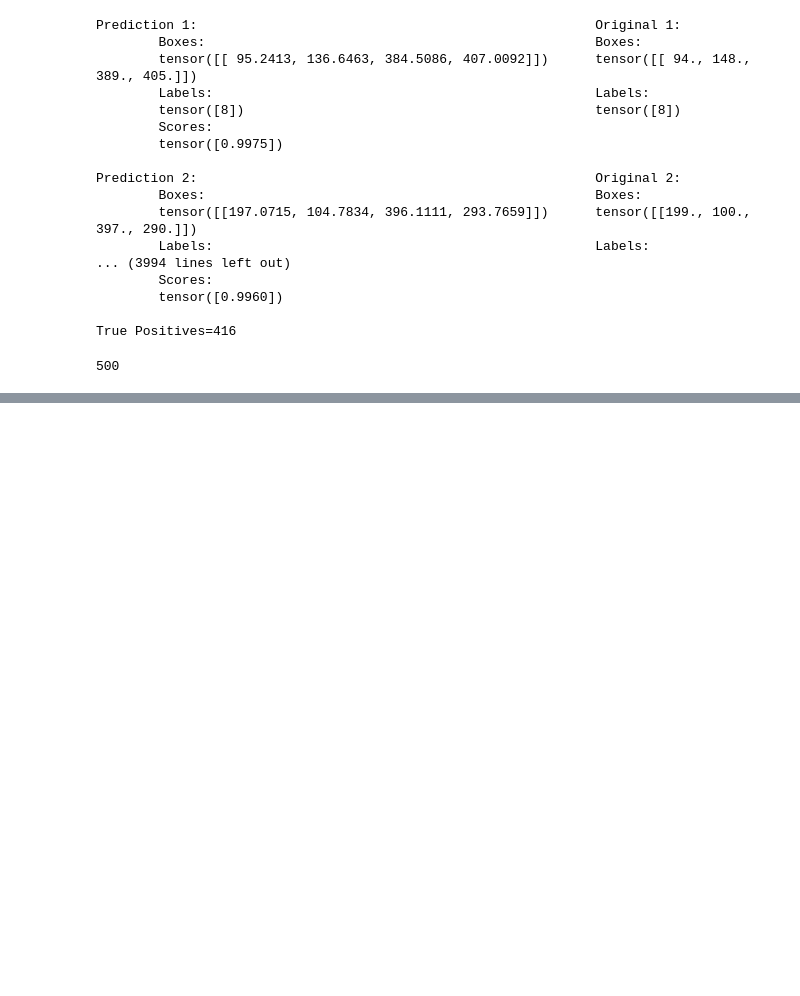
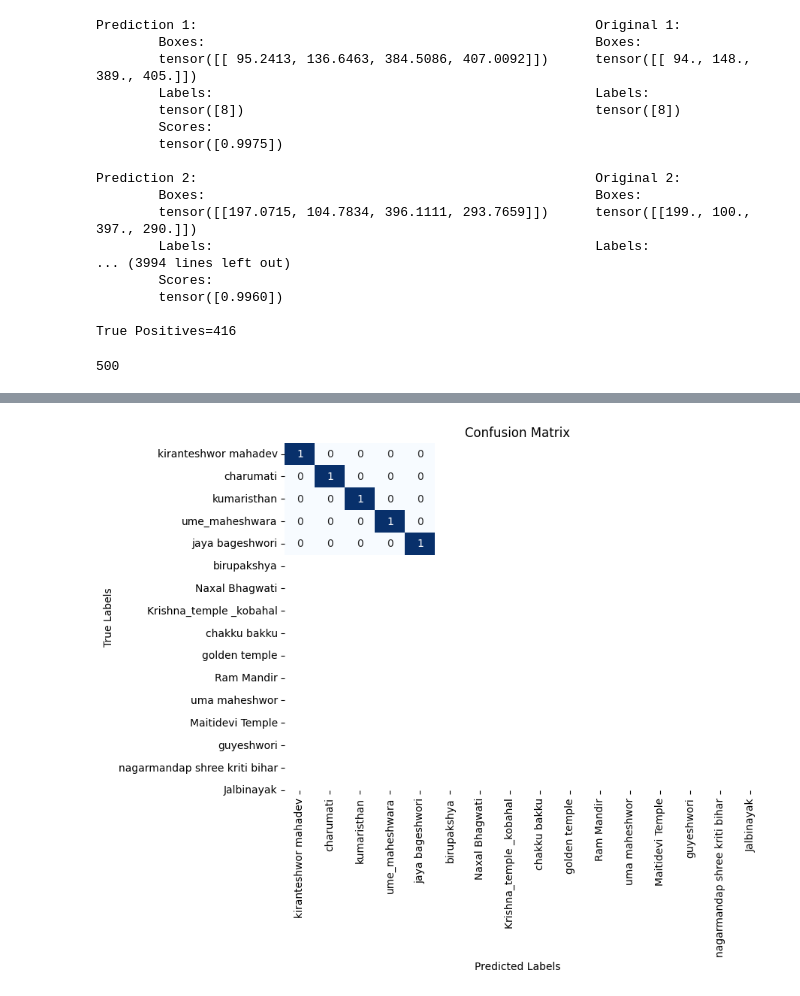
Before and after one commit to Pixel-scouts/Continual-Monument-Detection, a Jupyter notebook: Model_eval.ipynb, the cells around one changed output, grey strips where cells are left out. Cells and saved outputs as stored; diff of their text form; code cells hidden in the pictures; blank space fills up the shorter version.

```diff
--- a/Model_eval.ipynb
+++ b/Model_eval.ipynb
@@ -10,6 +13,6 @@ model = fasterrcnn.fasterrcnn_resnet50_fpn(num_classes=17)
 # %%
 import torch
-model_path="E:\Major Project\Continual-Monument-Detection\models\saved\model10 (1).pth"
+model_path=r"D:\Major\train\model.pth"
 model.load_state_dict(torch.load(model_path, map_location=torch.device('cpu')))
 # weights=torch.load(model_path)
 # %% [output]
@@ -35,9 +38,9 @@ FasterRCNN(
   )
 )
 # %%
-clases=['bg','kiranteshwor mahadev', 'charumati', 'kumaristhan', 'ume_maheshwara', 'jaya bageshwori', 'birupakshya', 'Naxal Bhagwati', 'Krishna_temple _kobahal', 'chakku bakku', 'golden temple', 'Ram Mandir', 'uma maheshwor', 'Maitidevi Temple', 'guyeshwori', 'nagarmandap shree kriti bihar', 'Jalbinayak']
+clases=['kiranteshwor mahadev', 'charumati', 'kumaristhan', 'ume_maheshwara', 'jaya bageshwori', 'birupakshya', 'Naxal Bhagwati', 'Krishna_temple _kobahal', 'chakku bakku', 'golden temple', 'Ram Mandir', 'uma maheshwor', 'Maitidevi Temple', 'guyeshwori', 'nagarmandap shree kriti bihar', 'Jalbinayak']
 # %%
-TRAIN_DIR = "E:\Major Project\Continual-Monument-Detection\dataset"
+TRAIN_DIR = "D:\Major\code\dataset"
 dataset = MonumentsDataset(TRAIN_DIR, 512, 512, clases, get_train_transform())
 # %% [output]
 ['IMG20230626113905.jpg', 'IMG20230626113906.jpg', 'IMG20230626113907.jpg', 'IMG20230626113908.jpg', 'IMG20230626113912.jpg']
@@ -182,0 +260,16 @@ len(filtered_predictions)
+# %%
+import numpy as np
+from sklearn.metrics import confusion_matrix
+pred_labels = np.concatenate([pred['labels'].cpu().numpy() for pred in filtered_predictions])
+pred_scores = np.concatenate([pred['scores'].cpu().numpy() for pred in filtered_predictions])
+target_labels = np.concatenate([target['labels'].cpu().numpy() for target in targets])
+# Threshold the predictions based on scores (keeping only those with scores > 0.6)
+threshold = 0.6
+# filtered_indices = np.where(pred_scores > threshold)[0]
+# pred_labels = pred_labels[filtered_indices]
+# Create the confusion matrix
+conf_matrix = confusion_matrix(np.sort(target_labels), np.sort(pred_labels))
+print("Confusion Matrix:")
+print(conf_matrix)
+print(np.sort(target_labels),np.sort(pred_labels))
+print(type(target_labels),pred_labels.sort())
@@ -182,0 +285,11 @@ len(filtered_predictions)
+# %%
+import seaborn as sns
+import matplotlib.pyplot as plt
+plt.figure(figsize=(8, 6))
+sns.heatmap(conf_matrix, annot=True, fmt='d', cmap='Blues', cbar=False,xticklabels=clases, yticklabels=clases)
+plt.xlabel('Predicted Labels')
+plt.ylabel('True Labels')
+plt.title('Confusion Matrix')
+plt.show()
+# %% [output]
+[figure, added]
```
Also changed, not shown: parts of 8 cells of this notebook.
